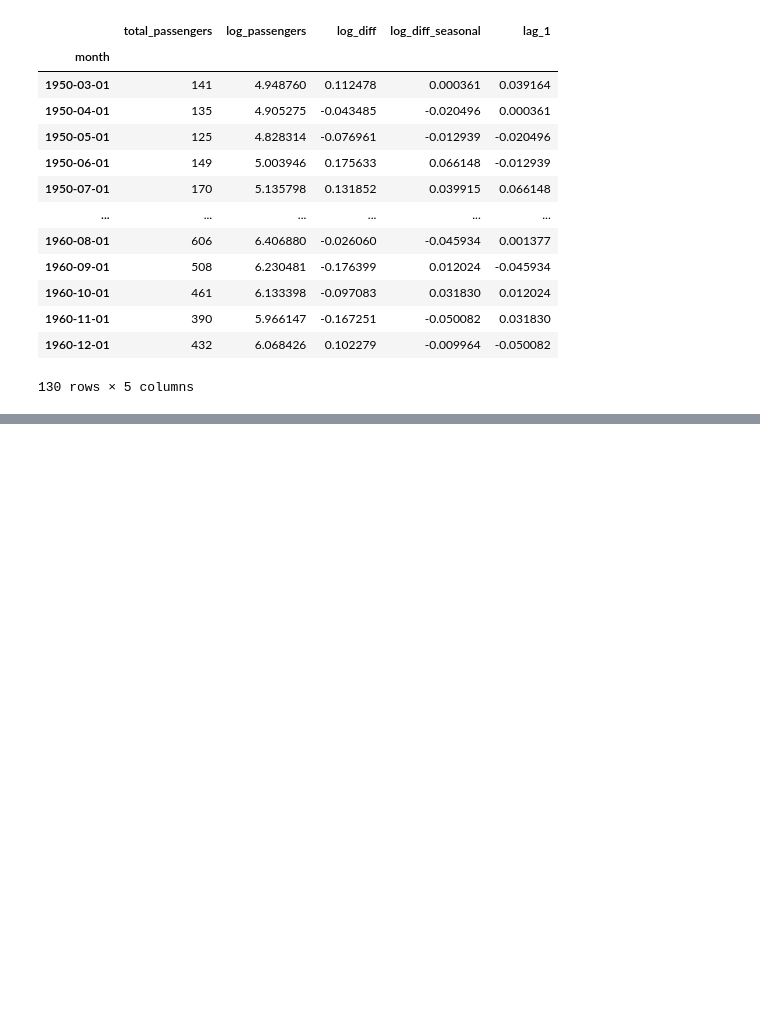
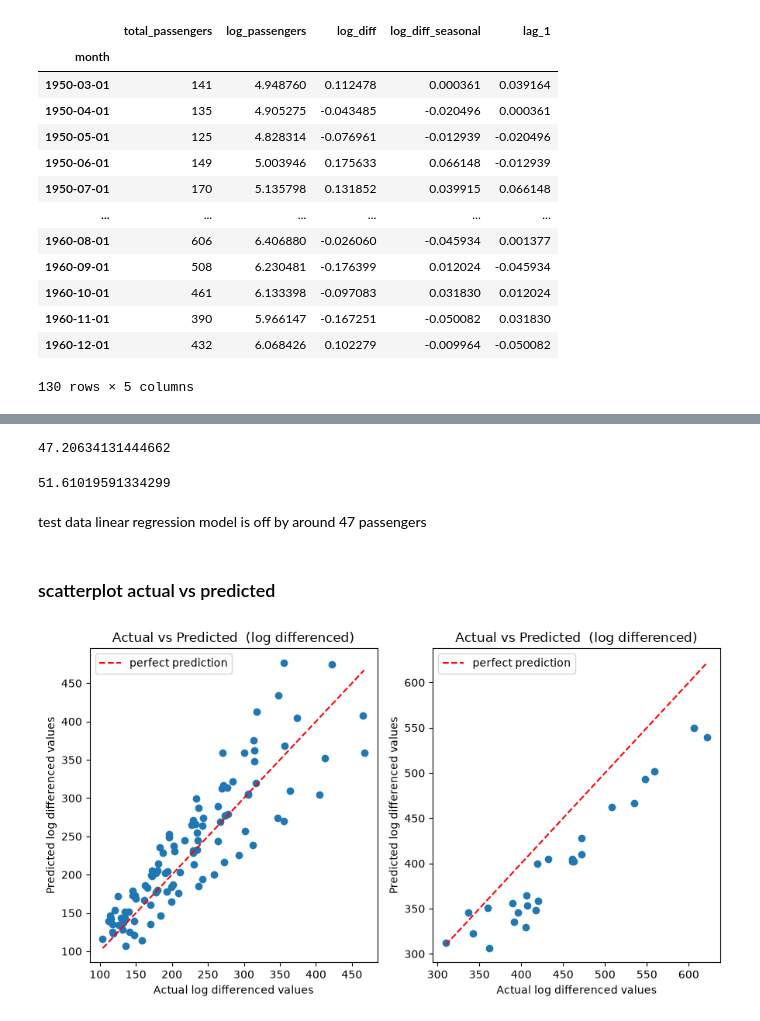
Before and after one commit to G-Gakii/air_passengers_prediction, a Jupyter notebook: notebook/02_linear_regression.ipynb, the cells around one changed output, grey strips where cells are left out. Saved outputs shown, nothing was run; the diff lists cells and outputs as text; code cells hidden in the pictures; blank space fills up the shorter version.

Commit message:
Build initial forecasting models
- Create baseline model
- Create linear regression model
- Evaluate linear regression performance

```diff
--- a/notebook/02_linear_regression.ipynb
+++ b/notebook/02_linear_regression.ipynb
@@ -106,0 +130,7 @@ df
+# %%
+model =LinearRegression()
+model.fit(X_train,y_train)
+y_pred_train=model.predict(X_train)
+y_pred_test=model.predict(X_test)
+# %%
+y_pred_train=pd.Series(y_pred_train,index=y_train.index)
@@ -106,0 +170,12 @@ df
+# %%
+#Testing
+# undo seasonal differencing
+seasonal_undiff_test=y_pred_test+df_original["log_diff"].shift(12).loc[y_test.index]
+#undo_first_order_differencing
+previous_date_test =y_test.index[0]-pd.DateOffset(months=1)
+previous_log_value_test=df_original.loc[previous_date_test,"log_passengers"]
+log_pred_test=seasonal_undiff_test.cumsum()+previous_log_value_test
+
+#undo log transform
+pasenger_pred_test=np.exp(log_pred_test)
+pasenger_pred_test
@@ -106,0 +200,3 @@ df
+# %%
+original_y_train=df_original["total_passengers"].iloc[:split_idx]
+original_y_test = df_original.loc[y_test.index, "total_passengers"]
@@ -106,0 +209,35 @@ df
+# %%
+test=mae=mean_absolute_error(original_y_test,pasenger_pred_test)
+# %% [output]
+47.20634131444662
+# %%
+test_rmse=root_mean_squared_error(original_y_test,pasenger_pred_test)
+# %% [output]
+51.61019591334299
+# %% [markdown]
+test data linear regression model is off by around 47 passengers
+# %% [markdown]
+### scatterplot actual vs predicted
+# %%
+fig,axes =plt.subplots(1,2,figsize=(9,5))
+
+axes[0].scatter(original_y_train,passenger_pred)
+axes[0].plot([original_y_train.min(),original_y_train.max()],[original_y_train.min(),original_y_train.max()],"r--",label="perfect prediction")
+axes[0].set_xlabel("Actual log differenced values")
+axes[0].set_ylabel("Predicted log differenced values")
+axes[0].set_title("Actual vs Predicted  (log differenced)")
+axes[0].legend()
+
+
+
+
+axes[1].scatter(original_y_test,pasenger_pred_test)
+axes[1].plot([original_y_test.min(),original_y_test.max()],[original_y_test.min(),original_y_test.max()],"r--",label="perfect prediction")
+axes[1].set_xlabel("Actual log differenced values")
+axes[1].set_ylabel("Predicted log differenced values")
+axes[1].set_title("Actual vs Predicted  (log differenced)")
+axes[1].legend()
+plt.tight_layout()
+plt.show()
+# %% [output]
+[figure, added]
```
Also changed, not shown: parts of 23 cells of this notebook, 1 other file.
